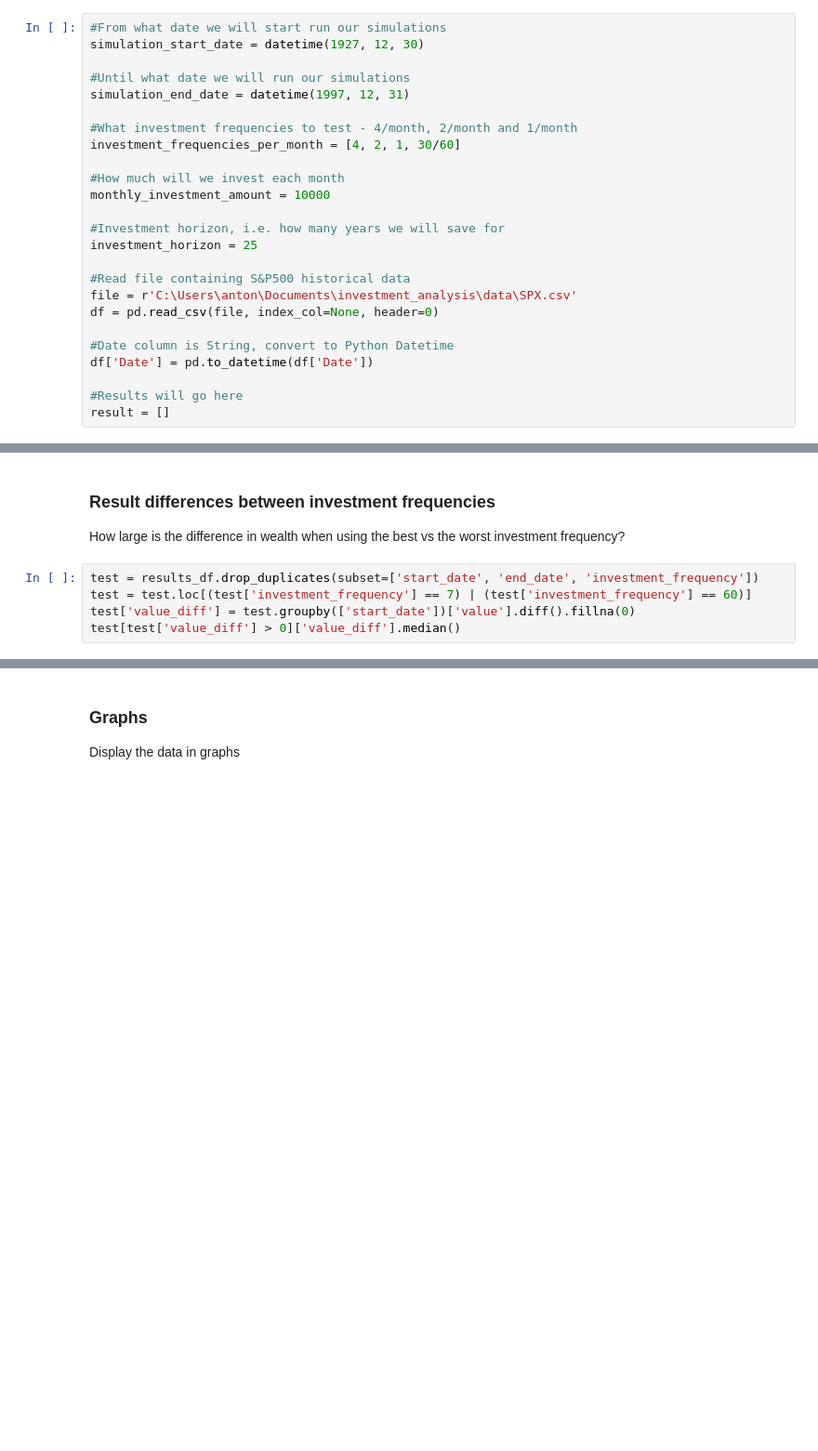
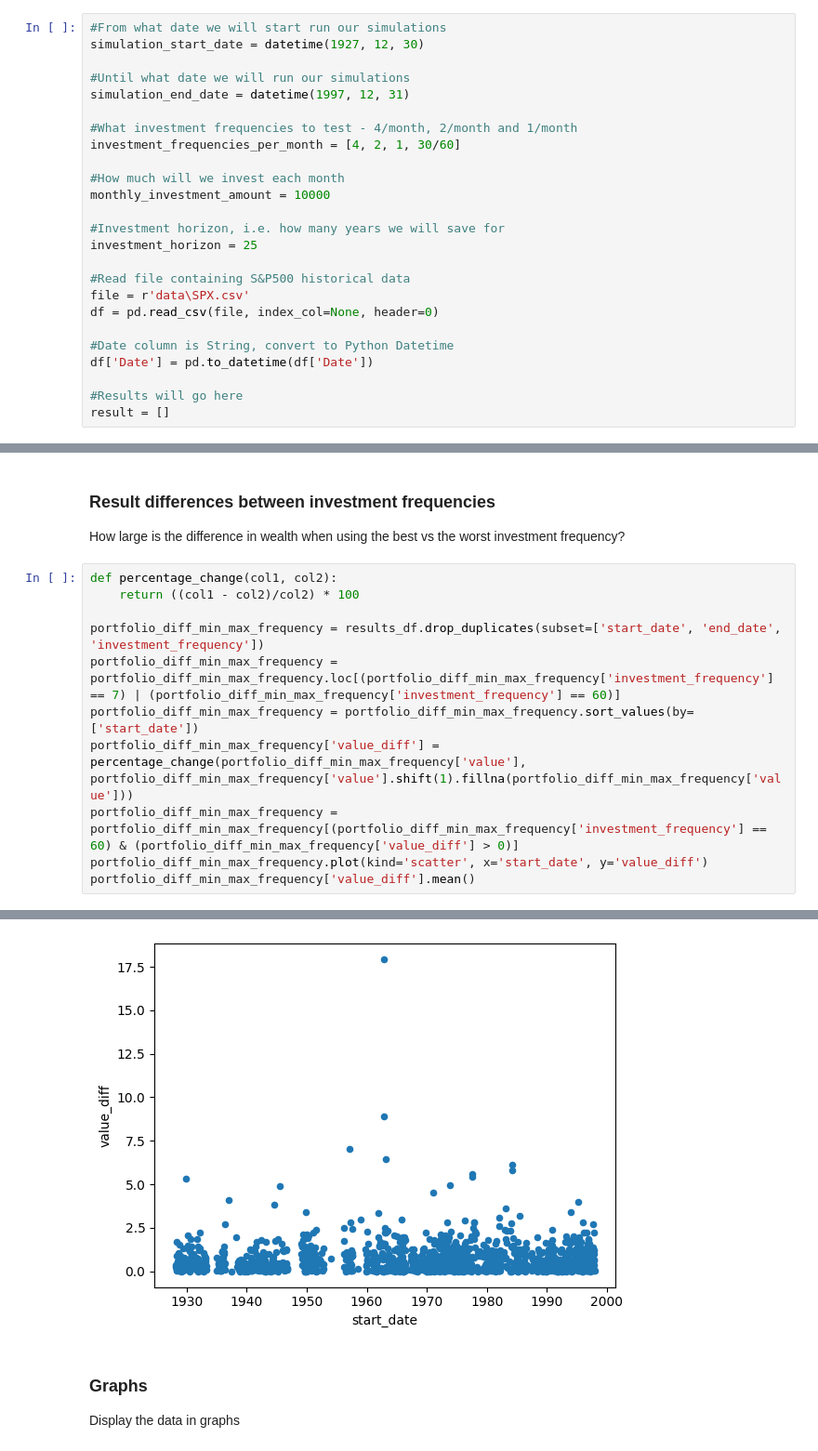
Before and after one commit to AcollaMolla/investment-analysis, a Jupyter notebook: sp500-dca-analysis.ipynb, the cells around one changed output, grey strips where cells are left out. Shown at 93% size. Cells and saved outputs as stored; diff of their text form; blank space fills up the shorter version.

Commit message:
[main] Improve calculations on showing percentage diff between best- and worst-performing investment frequency

```diff
--- a/sp500-dca-analysis.ipynb
+++ b/sp500-dca-analysis.ipynb
@@ -37,7 +37,7 @@ monthly_investment_amount = 10000
 investment_horizon = 25
 
 #Read file containing S&P500 historical data
-file = r'C:\Users\anton\Documents\investment_analysis\data\SPX.csv'
+file = r'data\SPX.csv'
 df = pd.read_csv(file, index_col=None, header=0)
 
 #Date column is String, convert to Python Datetime
@@ -116,8 +116,14 @@ results_df.tail()
 ### Result differences between investment frequencies
 <p>How large is the difference in wealth when using the best vs the worst investment frequency?</p>
 # %%
-test = results_df.drop_duplicates(subset=['start_date', 'end_date', 'investment_frequency'])
-test = test.loc[(test['investment_frequency'] == 7) | (test['investment_frequency'] == 60)]
-test['value_diff'] = test.groupby(['start_date'])['value'].diff().fillna(0)
-test[test['value_diff'] > 0]['value_diff'].median()
+def percentage_change(col1, col2):
+    return ((col1 - col2)/col2) * 100
+
+portfolio_diff_min_max_frequency = results_df.drop_duplicates(subset=['start_date', 'end_date', 'investment_frequency'])
+portfolio_diff_min_max_frequency = portfolio_diff_min_max_frequency.loc[(portfolio_diff_min_max_frequency['investment_frequency'] == 7) | (portfolio_diff_min_max_frequency['investment_frequency'] == 60)]
+portfolio_diff_min_max_frequency = portfolio_diff_min_max_frequency.sort_values(by=['start_date'])
+portfolio_diff_min_max_frequency['value_diff'] = percentage_change(portfolio_diff_min_max_frequency['value'], portfolio_diff_min_max_frequency['value'].shift(1).fillna(portfolio_diff_min_max_frequency['value']))
+portfolio_diff_min_max_frequency = portfolio_diff_min_max_frequency[(portfolio_diff_min_max_frequency['investment_frequency'] == 60) & (portfolio_diff_min_max_frequency['value_diff'] > 0)]
+portfolio_diff_min_max_frequency.plot(kind='scatter', x='start_date', y='value_diff')
+portfolio_diff_min_max_frequency['value_diff'].mean()
 # %% [output]
@@ -125,3 +131,4 @@ test[test['value_diff'] > 0]['value_diff'].median()
+[figure, added]
 # %% [markdown]
 ### Graphs
 <p>Display the data in graphs</p>
```
Also changed, not shown: parts of 1 cell of this notebook.
